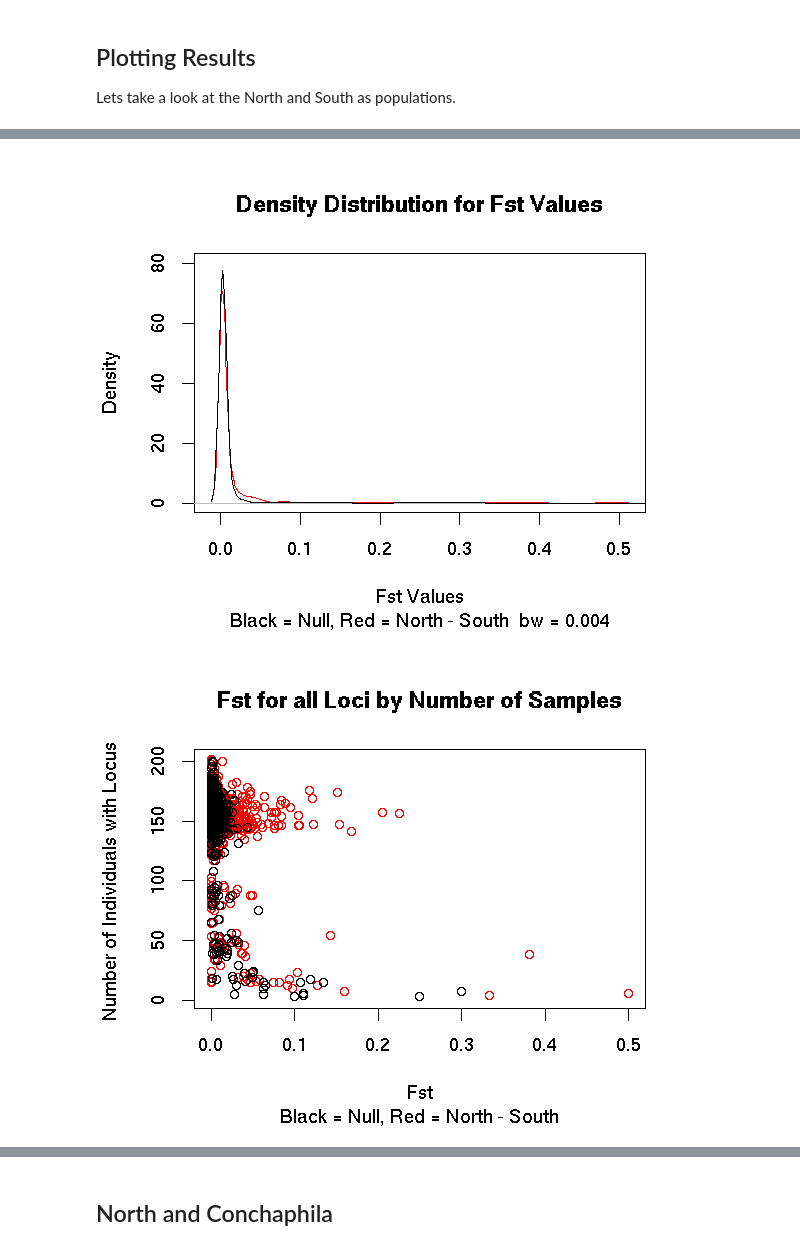
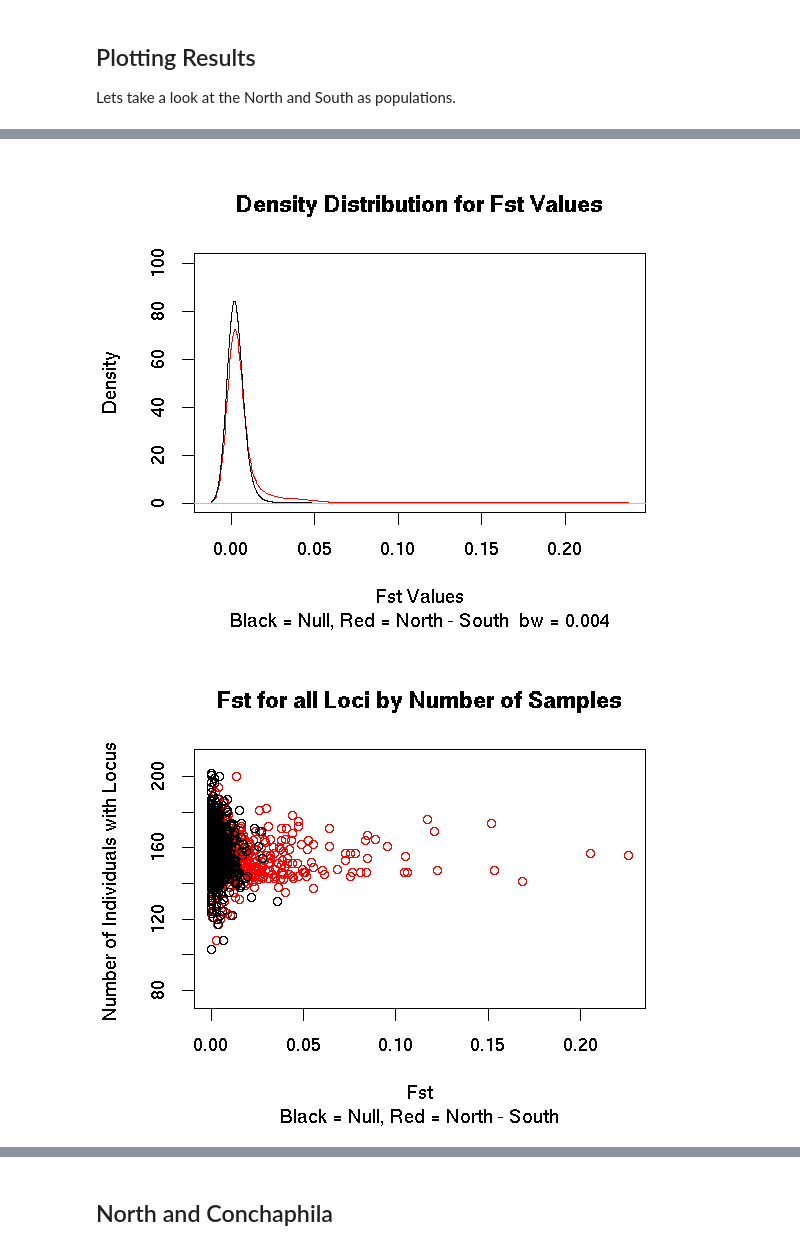
Before and after one commit to ksil91/2016_Notebook, a Jupyter notebook: Exploring_GBS_Data_With_R.ipynb, the cells around one changed output, grey strips where cells are left out. Saved outputs shown, nothing was run; the diff lists cells and outputs as text; code cells hidden in the pictures.

```diff
--- a/Exploring_GBS_Data_With_R.ipynb
+++ b/Exploring_GBS_Data_With_R.ipynb
@@ -342,14 +368,14 @@ fst.nsc.df
 ## Plotting Results
 Lets take a look at the North and South as populations.
 # %%
-## Create matricx with all data
-pi = read.table("over10k-min75H32u_North_South.pi")
-f_null = read.table("over10k-min75H32u_North_South.null_fst")
-f_test = read.table("over10k-min75H32u_North_South.fst")
-cover_test = read.table("over10k-min75H32u_North_South.genocover")
-af = read.table("over10k-min75H32u_North_South.af")
-HW_chi = read.table("over10k-min75H32u_North_South.HW")
-allele_class = read.table("over10k-min75H32u_North_South.AC")
+## Create matrix with all data
+pi = read.table("over10k-min75H32u_North_South.0.5.pi")
+f_null = read.table("over10k-min75H32u_North_South.0.5.null_fst")
+f_test = read.table("over10k-min75H32u_North_South.0.5.fst")
+cover_test = read.table("over10k-min75H32u_North_South.0.5.genocover")
+af = read.table("over10k-min75H32u_North_South.0.5.af")
+HW_chi = read.table("over10k-min75H32u_North_South.0.5.HW")
+allele_class = read.table("over10k-min75H32u_North_South.0.5.AC")
 
 FST_data = cbind(f_null,f_test,cover_test,pi,af,HW_chi,allele_class)
 names(FST_data) = c("F_null","F_test","Cover","Pi","AF","HW","AC")
@@ -390,17 +416,17 @@ plot(density(FST_data$Cover,bw=0.5),xlim=c(100,205),main="Density Distribution o
 # %%
 options(repr.plot.width=5,repr.plot.height=4)
 ##PLOT FST AGAINST GENO_COVER
-plot(density(FST_data$F_test,na.rm=TRUE,bw=.004), col=2,ylim=c(0,80),main="Density Distribution for Fst Values",xlab="Fst Values", sub = "Black = Null, Red = North - South  bw = 0.004")
+plot(density(FST_data$F_test,na.rm=TRUE,bw=.004), col=2,ylim=c(0,100),main="Density Distribution for Fst Values",xlab="Fst Values", sub = "Black = Null, Red = North - South  bw = 0.004")
 lines(density(FST_data$F_null,na.rm=TRUE,bw=.004))
 
-plot(FST_data$F_test,FST_data$Cover,col=2,main="Fst for all Loci by Number of Samples",xlab="Fst",ylab="Number of Individuals with Locus ",sub="Black = Null, Red = North - South")
+plot(FST_data$F_test,FST_data$Cover,col=2,ylim=c(75,210),main="Fst for all Loci by Number of Samples",xlab="Fst",ylab="Number of Individuals with Locus ",sub="Black = Null, Red = North - South")
 points(FST_data$F_null,FST_data$Cover)
 
-plot(density(FST_data_AC$F_test,na.rm=TRUE,bw=.004),ylim=c(0,80),main="Density Distribution for Fst Values\nExcluding Singletons",xlab="Fst Values", sub = "North - South  bw = 0.004")
+plot(density(FST_data_AC$F_test,na.rm=TRUE,bw=.004),ylim=c(0,100),main="Density Distribution for Fst Values\nExcluding Singletons",xlab="Fst Values", sub = "North - South  bw = 0.004")
 lines(density(FST_data_AC$F_null,na.rm=TRUE,bw=.004),col=2)
 
-plot(FST_data_AC$F_test,FST_data_AC$Cover,col=2,main="Fst for all Loci by Number of Samples\nExcluding Singletons",xlab="Fst",ylab="Number of Individuals with Locus ",sub="Black = Null, Red = North - South")
+plot(FST_data_AC$F_test,FST_data_AC$Cover,col=2,ylim=c(75,210),main="Fst for all Loci by Number of Samples\nExcluding Singletons",xlab="Fst",ylab="Number of Individuals with Locus ",sub="Black = Null, Red = North - South")
 points(FST_data_AC$F_null,FST_data_AC$Cover)
 # %% [output]
-[figure, old version]
+[figure, new version]
-[figure, old version]
+[figure, new version]
```
Also changed, not shown: parts of 24 cells of this notebook.
